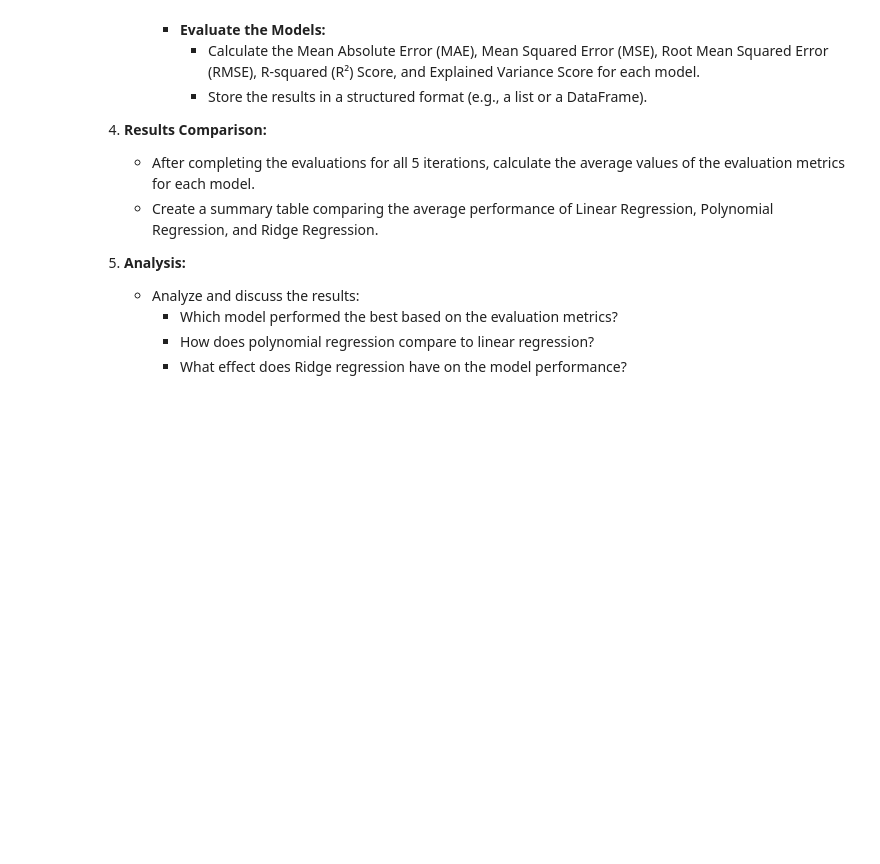
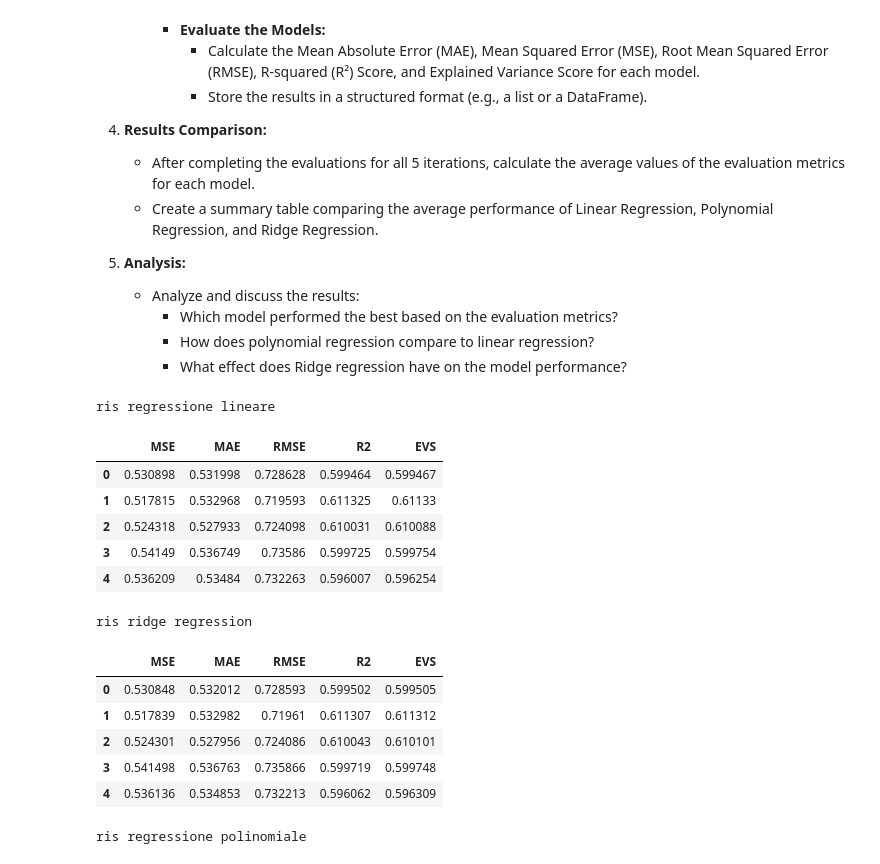
Before and after one commit to Andrew-brgl/ML, a Jupyter notebook: UNIVR_ML_Lab02_regression.ipynb, the cells around one changed output. Drawn from its saved outputs; the diff is of its cells as text; code cells hidden in the pictures; blank space fills up the shorter version.

```diff
--- a/UNIVR_ML_Lab02_regression.ipynb
+++ b/UNIVR_ML_Lab02_regression.ipynb
@@ -245,3 +238,82 @@ In this exercise, you will compare the performance of three different regression
      - Which model performed the best based on the evaluation metrics?
      - How does polynomial regression compare to linear regression?
      - What effect does Ridge regression have on the model performance?
+# %%
+#1) importato le librerie necessarie a caricato il dataset
+
+import sklearn
+import numpy as np
+import pandas as pd
+from sklearn import datasets
+from sklearn.model_selection import train_test_split
+from sklearn.linear_model import LinearRegression
+from sklearn.linear_model import Ridge
+from sklearn.preprocessing import PolynomialFeatures
+from sklearn.metrics import mean_absolute_error, root_mean_squared_error, r2_score, explained_variance_score
+from sklearn.metrics import mean_squared_error as mse_func
+
+housing_dataset = datasets.fetch_california_housing()
+# %%
+#2) spitto il dataset in train 50% e test 50%
+X = housing_dataset.data
+y = housing_dataset.target
+
+#3) provo reg lineare, ridge e polinomial
+colonne = ["MSE", "MAE", "RMSE", "R2", "EVS"]
+linear_res = pd.DataFrame(columns=colonne)
+ridge_res = pd.DataFrame(columns=colonne)
+poli_res = pd.DataFrame(columns=colonne)
+
+def inserici_test(df,indice, pred_val, y_test):
+    df.loc[indice, "MSE"] = mse_func(y_test, pred_val)
+    df.loc[indice, "MAE"] = mean_absolute_error(y_test, pred_val)
+    df.loc[indice, "RMSE"] = root_mean_squared_error(y_test, pred_val)
+    df.loc[indice, "R2"] = r2_score(y_test, pred_val)
+    df.loc[indice, "EVS"] = explained_variance_score(y_test, pred_val)
+
+for i in range(5):
+    X_train, X_test, y_train, y_test = train_test_split(X, y, test_size=0.5, random_state=42+i)
+    # linear regression
+    linear_model = LinearRegression()
+    linear_model.fit(X_train, y_train)
+    pred_val = linear_model.predict(X_test)
+    inserici_test(linear_res,i, pred_val, y_test)
+
+
+    # ridge regression
+    ridge_model = Ridge(alpha=1.0)
+    ridge_model.fit(X_train, y_train)
+    pred_val = ridge_model.predict(X_test)
+    inserici_test(ridge_res,i, pred_val, y_test)
+
+    #polimial
+    poly = PolynomialFeatures(degree = 2, include_bias=False)
+    X_train_poly = poly.fit_transform(X_train)
+    model = LinearRegression()
+    model.fit(X_train_poly, y_train)
+    X_test_poly = poly.transform(X_test)
+    pred_val = model.predict(X_test_poly)
+    inserici_test(poli_res,i, pred_val, y_test)
+
+print("\nris regressione lineare")
+display(linear_res.head(5))
+print("\nris ridge regression")
+display(ridge_res.head(5))
+print("\nris regressione polinomiale")
+display(poli_res.head(5))
+# %% [output]
+ris regressione lineare
+|  | MSE | MAE | RMSE | R2 | EVS |
+| 0 | 0.530898 | 0.531998 | 0.728628 | 0.599464 | 0.599467 |
+| 1 | 0.517815 | 0.532968 | 0.719593 | 0.611325 | 0.61133 |
+| 2 | 0.524318 | 0.527933 | 0.724098 | 0.610031 | 0.610088 |
+| 3 | 0.54149 | 0.536749 | 0.73586 | 0.599725 | 0.599754 |
+| 4 | 0.536209 | 0.53484 | 0.732263 | 0.596007 | 0.596254 |
+ris ridge regression
+|  | MSE | MAE | RMSE | R2 | EVS |
+| 0 | 0.530848 | 0.532012 | 0.728593 | 0.599502 | 0.599505 |
+| 1 | 0.517839 | 0.532982 | 0.71961 | 0.611307 | 0.611312 |
+| 2 | 0.524301 | 0.527956 | 0.724086 | 0.610043 | 0.610101 |
+| 3 | 0.541498 | 0.536763 | 0.735866 | 0.599719 | 0.599748 |
+| 4 | 0.536136 | 0.534853 | 0.732213 | 0.596062 | 0.596309 |
+ris regressione polinomiale
```
Also changed, not shown: parts of 4 cells of this notebook.
